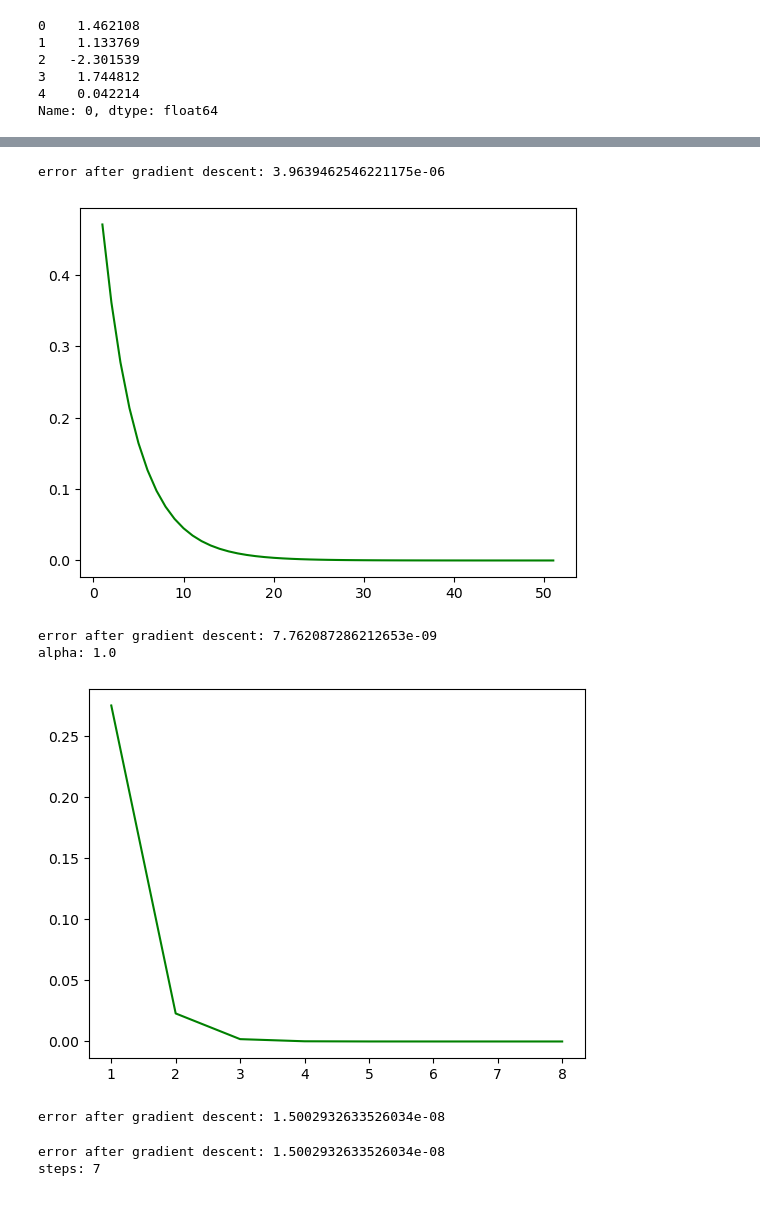
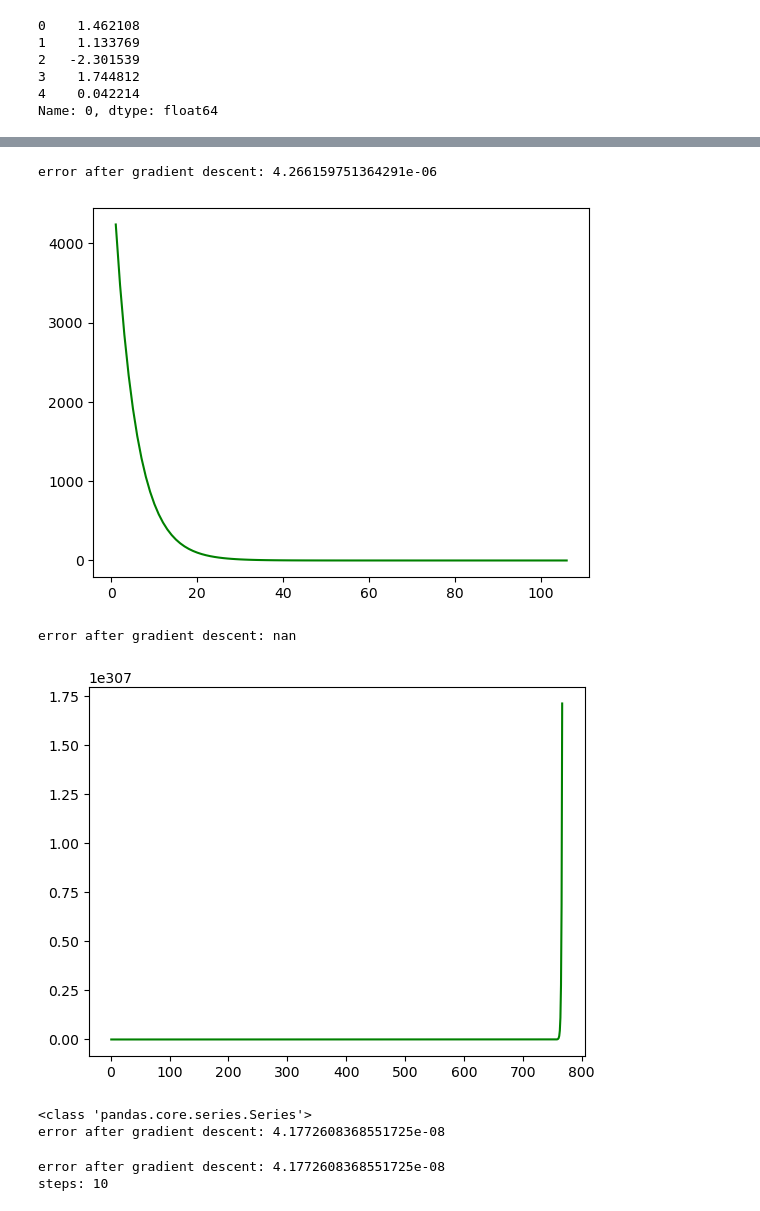
Before and after one commit to lincot/ML_course, a Jupyter notebook: ML1.1 linear regression/main.ipynb, the cells around one changed output, grey strips where cells are left out. Saved outputs shown, nothing was run; the diff lists cells and outputs as text; code cells hidden in the pictures.

```diff
--- a/ML1.1 linear regression/main.ipynb
+++ b/ML1.1 linear regression/main.ipynb
@@ -4,7 +4,7 @@ import numpy as np
 import pandas as pd
 # %%
 x = pd.read_csv("data/x.csv", index_col=0)["0"]
-y = pd.read_csv("data/x.csv", index_col=0)["0"]
+y = pd.read_csv("data/y.csv", index_col=0)["0"]
 # %%
 x.head()
 # %% [output]
@@ -23,8 +23,8 @@ plt.show()
 # %%
 class Model(object):
-    def __init__(self):
-        self.b0 = 0
-        self.b1 = 0
+    def __init__(self, b0=0, b1=0):
+        self.b0 = b0
+        self.b1 = b1
 
     def predict(self, X):
         if isinstance(X, pd.DataFrame):
@@ -86,7 +86,7 @@ class Model(object):
 # %%
 # 1
 
-hyp = Model()
+hyp = Model(100, 100)
 steps, errors, alpha = hyp.fit(x, y, alpha=0.1)
 J = hyp.error(x, y)
 print("error after gradient descent:", J)
@@ -95,33 +95,57 @@ plt.figure()
 plt.plot(steps, errors, "g")
 plt.show()
 # %% [output]
-error after gradient descent: 3.9639462546221175e-06
+error after gradient descent: 4.266159751364291e-06
-[figure, old version]
+[figure, new version]
 # %%
 # 2
 
-hyp = Model()
-steps, errors, alpha = hyp.fit(x, y, alpha=2)
+class Model_prev(object):
+    """Модель парной линейной регрессии"""
+    def __init__(self):
+        self.b0 = 0
+        self.b1 = 0
+    def predict(self, X):
+        return self.b0 + self.b1 * X
+    def error(self, X, Y):
+        return sum(((self.predict(X) - Y)**2) / (2 * len(X)))
+    def fit(self, X, Y, alpha=0.001, accuracy=0.01, max_steps=5000):
+        steps, errors = [], []
+        step = 0
+        for _ in range(10000):
+            dJ0 = sum(self.predict(X) - Y) /len(X)
+            dJ1 = sum((self.predict(X) - Y) * X) /len(X)
+            self.b0 -= alpha * dJ0
+            self.b1 -= alpha * dJ1
+            new_err = hyp.error(X, Y)
+            step += 1
+            steps.append(step)
+            errors.append(new_err)
+        return steps, errors
+
+hyp = Model_prev()
+steps, errors = hyp.fit(x, y, alpha=2)
 J = hyp.error(x, y)
 print("error after gradient descent:", J)
-print("alpha:", alpha)
 
 plt.figure()
 plt.plot(steps, errors, "g")
 plt.show()
 # %% [output]
-error after gradient descent: 7.762087286212653e-09
-alpha: 1.0
+error after gradient descent: nan
-[figure, old version]
+[figure, new version]
 # %%
 # 3
+
+print(type(x))
 
 hyp = Model()
 steps, errors, alpha = hyp.fit(x.to_frame(), y.to_frame())
 J = hyp.error(x.to_frame(), y.to_frame())
 print("error after gradient descent:", J)
 # %% [output]
-error after gradient descent: 1.5002932633526034e-08
+<class 'pandas.core.series.Series'>
+error after gradient descent: 4.1772608368551725e-08
 # %%
 # 4
 
@@ -131,8 +155,8 @@ J = hyp.error(x, y)
 print("error after gradient descent:", J)
 print("steps:", len(steps))
 # %% [output]
-error after gradient descent: 1.5002932633526034e-08
-steps: 7
+error after gradient descent: 4.1772608368551725e-08
+steps: 10
 # %%
 # 5
 
```
Also changed, not shown: parts of 4 cells of this notebook, 7 other files.
